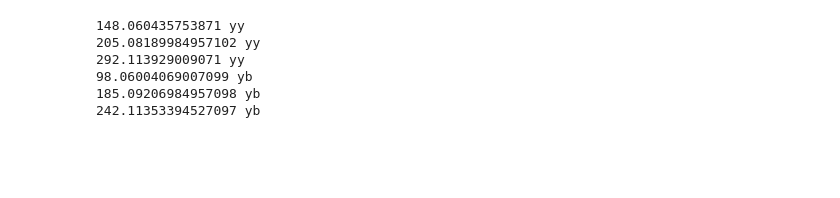
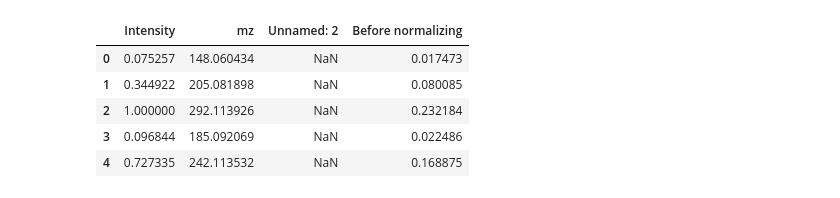
Before and after one commit to miaruppel/DeNovo, a Jupyter notebook: Pretrained_prosit.ipynb, the cells around one changed output. Cells and saved outputs as stored; diff of their text form; code cells hidden in the pictures; blank space fills up the shorter version.

```diff
--- a/Pretrained_prosit.ipynb
+++ b/Pretrained_prosit.ipynb
@@ -157,16 +112,10 @@ def findFragmentsMS3(peptide_object, charge, i):
 # %%
-# create peptide object for the sequence
+# create peptide object for the target sequence
 peptide_object = AASequence.fromString(new_fragment_df['Sequence'][212])
 
 # the charge associated with this sequence
-charge = 2
+charge = new_fragment_df['Target_Charge'][212] + 1
 
-# call findFragmentsMS3 function
-findFragmentsMS3(peptide_object, charge, 212)
+# call findTargetMZs function
+# returns list of all mzs associated with target sequence
+mzs = findTargetMZs(peptide_object, charge, 212)
-# %% [output]
-148.060435753871 yy
-205.08189984957102 yy
-292.113929009071 yy
-98.06004069007099 yb
-185.09206984957098 yb
-242.11353394527097 yb
@@ -174,0 +147,12 @@ findFragmentsMS3(peptide_object, charge, 212)
+# %%
+# load in predicted values
+predicted = pd.read_csv("predicted.csv")
+# %%
+predicted
+# %% [output]
+|  | Intensity | mz | Unnamed: 2 | Before normalizing |
+| 0 | 0.075257 | 148.060434 | NaN | 0.017473 |
+| 1 | 0.344922 | 205.081898 | NaN | 0.080085 |
+| 2 | 1.000000 | 292.113926 | NaN | 0.232184 |
+| 3 | 0.096844 | 185.092069 | NaN | 0.022486 |
+| 4 | 0.727335 | 242.113532 | NaN | 0.168875 |
```
Also changed, not shown: parts of 32 cells of this notebook, 15 other files.
